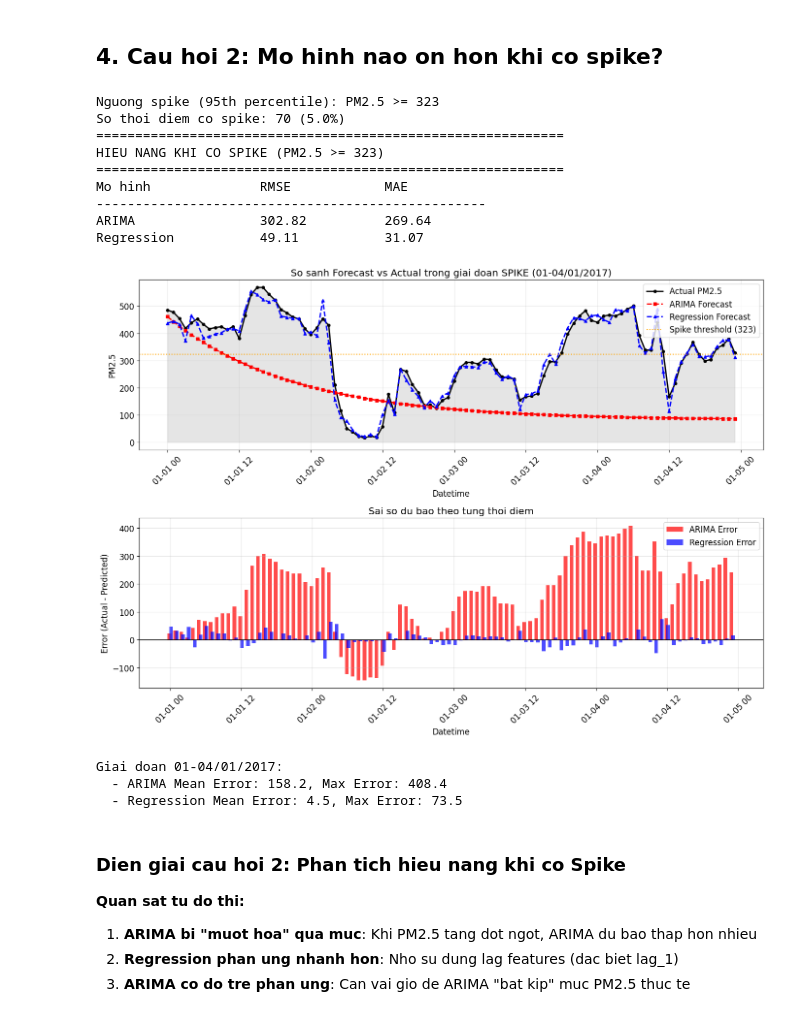
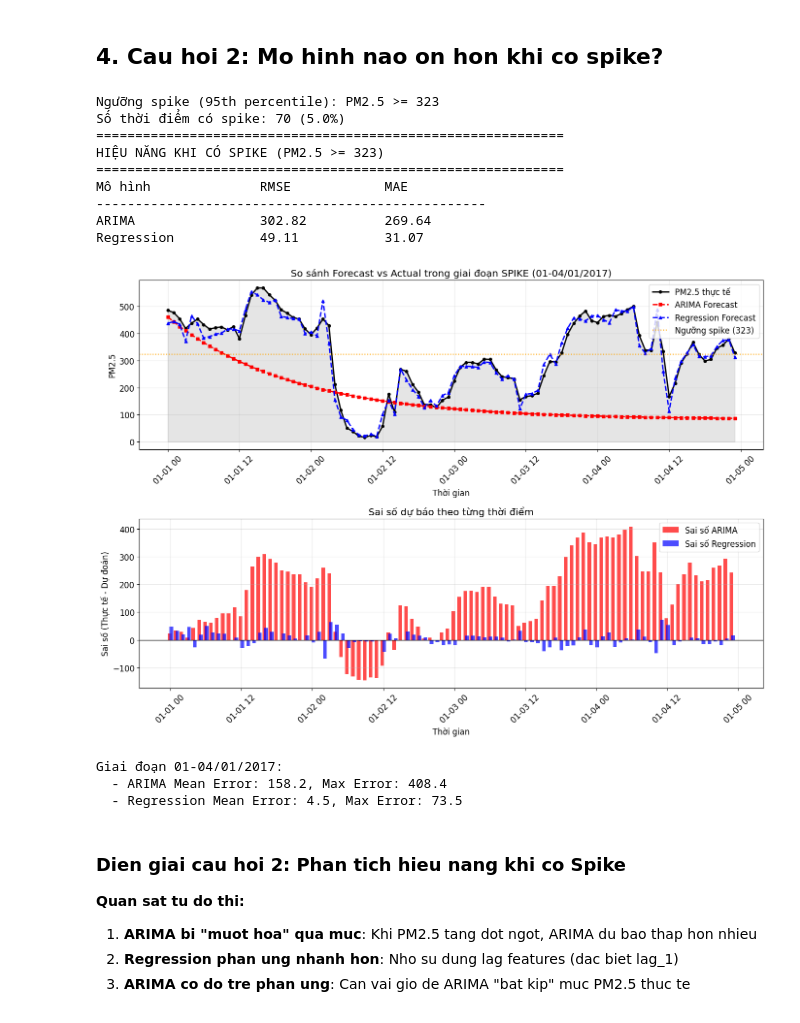
Before and after one commit to NguyenHoangAnh1771040002/Nhom12_Tuan7, a Jupyter notebook: notebooks/runs/comparison_regression_vs_arima_run.ipynb, the cells around one changed output. Cells and saved outputs as stored; diff of their text form; code cells hidden in the pictures.

```diff
--- a/notebooks/runs/comparison_regression_vs_arima_run.ipynb
+++ b/notebooks/runs/comparison_regression_vs_arima_run.ipynb
@@ -190,81 +190,81 @@ plt.show()
 # %% [markdown]
 ## 4. Cau hoi 2: Mo hinh nao on hon khi co spike?
 # %%
-# Tim cac giai doan co spike PM2.5 cao
-spike_threshold = comparison['actual'].quantile(0.95)  # Top 5% highest values
-print(f'Nguong spike (95th percentile): PM2.5 >= {spike_threshold:.0f}')
+# Tìm các giai đoạn có spike PM2.5 cao
+spike_threshold = comparison['actual'].quantile(0.95)  # Top 5% giá trị cao nhất
+print(f'Ngưỡng spike (95th percentile): PM2.5 >= {spike_threshold:.0f}')
 
-# Loc cac thoi diem co spike
+# Lọc các thời điểm có spike
 spike_mask = comparison['actual'] >= spike_threshold
 spike_data = comparison[spike_mask]
-print(f'So thoi diem co spike: {len(spike_data)} ({len(spike_data)/len(comparison)*100:.1f}%)')
+print(f'Số thời điểm có spike: {len(spike_data)} ({len(spike_data)/len(comparison)*100:.1f}%)')
 
-# Tinh metrics tren spike
+# Tính metrics trên spike
 arima_spike_rmse = np.sqrt(mean_squared_error(spike_data['actual'], spike_data['arima_pred']))
 arima_spike_mae = mean_absolute_error(spike_data['actual'], spike_data['arima_pred'])
 reg_spike_rmse = np.sqrt(mean_squared_error(spike_data['actual'], spike_data['reg_pred']))
 reg_spike_mae = mean_absolute_error(spike_data['actual'], spike_data['reg_pred'])
 
 print('=' * 60)
-print('HIEU NANG KHI CO SPIKE (PM2.5 >= {:.0f})'.format(spike_threshold))
+print('HIỆU NĂNG KHI CÓ SPIKE (PM2.5 >= {:.0f})'.format(spike_threshold))
 print('=' * 60)
-print(f'{"Mo hinh":<20} {"RMSE":<15} {"MAE":<15}')
+print(f'{"Mô hình":<20} {"RMSE":<15} {"MAE":<15}')
 print('-' * 50)
 print(f'{"ARIMA":<20} {arima_spike_rmse:<15.2f} {arima_spike_mae:<15.2f}')
 print(f'{"Regression":<20} {reg_spike_rmse:<15.2f} {reg_spike_mae:<15.2f}')
 # %% [output]
-Nguong spike (95th percentile): PM2.5 >= 323
-So thoi diem co spike: 70 (5.0%)
+Ngưỡng spike (95th percentile): PM2.5 >= 323
+Số thời điểm có spike: 70 (5.0%)
 ============================================================
-HIEU NANG KHI CO SPIKE (PM2.5 >= 323)
+HIỆU NĂNG KHI CÓ SPIKE (PM2.5 >= 323)
 ============================================================
-Mo hinh              RMSE            MAE
+Mô hình              RMSE            MAE
 --------------------------------------------------
 ARIMA                302.82          269.64
 Regression           49.11           31.07
 # %%
-# Tim 1 doan spike lien tuc de phan tich chi tiet (3 ngay)
+# Tìm 1 đoạn spike liên tục để phân tích chi tiết (3 ngày)
 spike_period = comparison.loc['2017-01-01':'2017-01-04']
 
 fig, axes = plt.subplots(2, 1, figsize=(14, 10))
 
-# Chart 1: Time series comparison
-axes[0].plot(spike_period.index, spike_period['actual'], 'k-', linewidth=2, label='Actual PM2.5', marker='o', markersize=4)
+# Biểu đồ 1: So sánh chuỗi thời gian
+axes[0].plot(spike_period.index, spike_period['actual'], 'k-', linewidth=2, label='PM2.5 thực tế', marker='o', markersize=4)
 axes[0].plot(spike_period.index, spike_period['arima_pred'], 'r--', linewidth=2, label='ARIMA Forecast', marker='s', markersize=4)
 axes[0].plot(spike_period.index, spike_period['reg_pred'], 'b--', linewidth=2, label='Regression Forecast', marker='^', markersize=4)
-axes[0].axhline(y=spike_threshold, color='orange', linestyle=':', label=f'Spike threshold ({spike_threshold:.0f})')
+axes[0].axhline(y=spike_threshold, color='orange', linestyle=':', label=f'Ngưỡng spike ({spike_threshold:.0f})')
 axes[0].fill_between(spike_period.index, spike_period['actual'], alpha=0.2, color='gray')
-axes[0].set_xlabel('Datetime')
+axes[0].set_xlabel('Thời gian')
 axes[0].set_ylabel('PM2.5')
-axes[0].set_title('So sanh Forecast vs Actual trong giai doan SPIKE (01-04/01/2017)')
+axes[0].set_title('So sánh Forecast vs Actual trong giai đoạn SPIKE (01-04/01/2017)')
 axes[0].legend(loc='upper right')
 axes[0].grid(True, alpha=0.3)
 axes[0].tick_params(axis='x', rotation=45)
 
-# Chart 2: Error comparison
+# Biểu đồ 2: So sánh sai số
 arima_err = spike_period['actual'] - spike_period['arima_pred']
 reg_err = spike_period['actual'] - spike_period['reg_pred']
 
-axes[1].bar(spike_period.index - pd.Timedelta(hours=0.15), arima_err, width=0.025, label='ARIMA Error', color='red', alpha=0.7)
-axes[1].bar(spike_period.index + pd.Timedelta(hours=0.15), reg_err, width=0.025, label='Regression Error', color='blue', alpha=0.7)
+axes[1].bar(spike_period.index - pd.Timedelta(hours=0.15), arima_err, width=0.025, label='Sai số ARIMA', color='red', alpha=0.7)
+axes[1].bar(spike_period.index + pd.Timedelta(hours=0.15), reg_err, width=0.025, label='Sai số Regression', color='blue', alpha=0.7)
 axes[1].axhline(y=0, color='black', linestyle='-', linewidth=1)
-axes[1].set_xlabel('Datetime')
-axes[1].set_ylabel('Error (Actual - Predicted)')
-axes[1].set_title('Sai so du bao theo tung thoi diem')
+axes[1].set_xlabel('Thời gian')
+axes[1].set_ylabel('Sai số (Thực tế - Dự đoán)')
+axes[1].set_title('Sai số dự báo theo từng thời điểm')
 axes[1].legend()
 axes[1].grid(True, alpha=0.3)
 axes[1].tick_params(axis='x', rotation=45)
 
 plt.tight_layout()
 plt.savefig(DATA_DIR / 'comparison_spike_period.png', dpi=150)
 plt.show()
 
-print(f'Giai doan 01-04/01/2017:')
+print(f'Giai đoạn 01-04/01/2017:')
 print(f'  - ARIMA Mean Error: {arima_err.mean():.1f}, Max Error: {arima_err.abs().max():.1f}')
 print(f'  - Regression Mean Error: {reg_err.mean():.1f}, Max Error: {reg_err.abs().max():.1f}')
 # %% [output]
-[figure, old version]
+[figure, new version]
-Giai doan 01-04/01/2017:
+Giai đoạn 01-04/01/2017:
   - ARIMA Mean Error: 158.2, Max Error: 408.4
   - Regression Mean Error: 4.5, Max Error: 73.5
 # %% [markdown]
```
Also changed, not shown: parts of 13 cells of this notebook, 8 other files.
